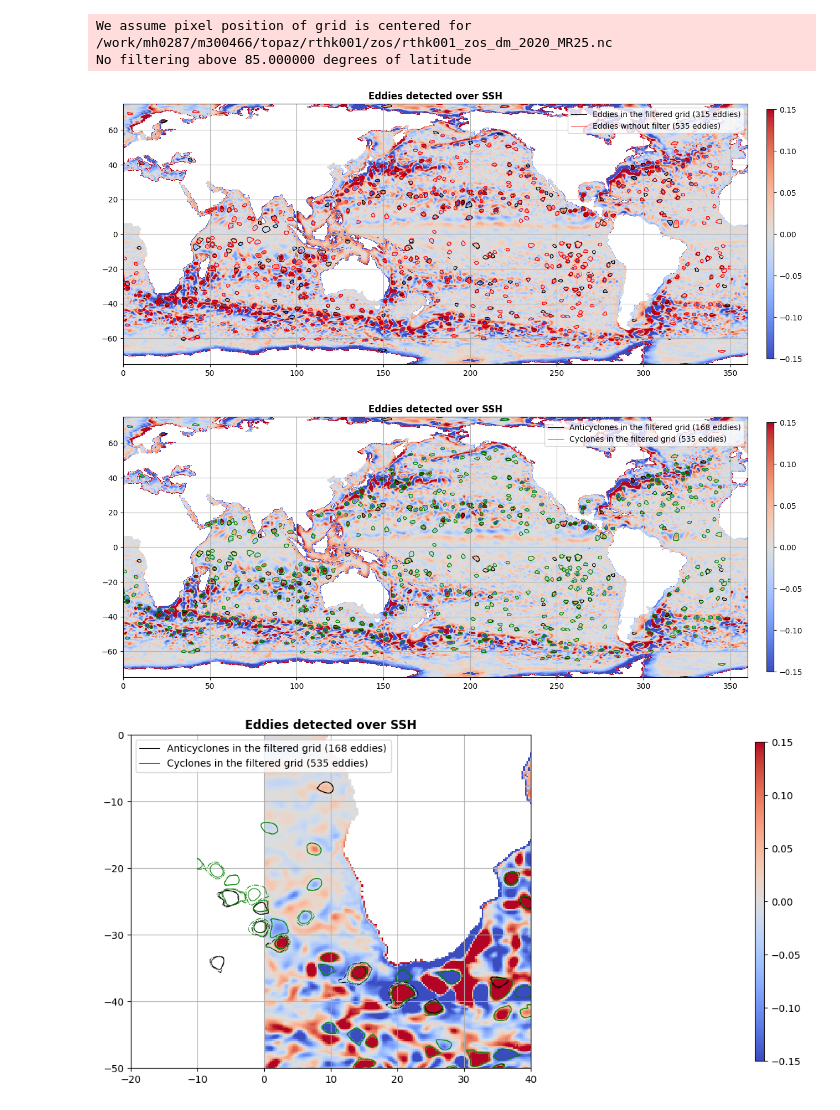
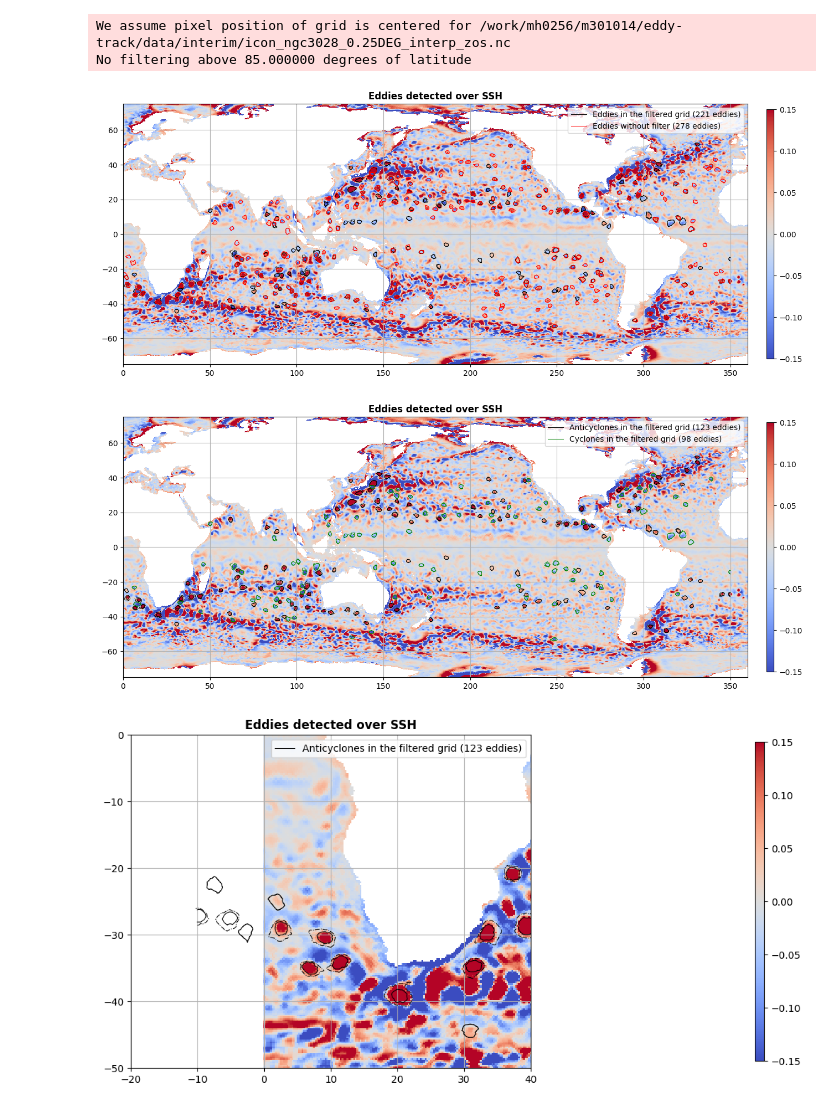
Before and after one commit to nextGEMS/nextGEMS_Cycle3, a Jupyter notebook: eddytracker/eddy-detection-example.ipynb, the cells around one changed output. Saved outputs shown, nothing was run; the diff lists cells and outputs as text; code cells hidden in the pictures.

```diff
--- a/eddytracker/eddy-detection-example.ipynb
+++ b/eddytracker/eddy-detection-example.ipynb
@@ -2,9 +2,9 @@
 from py_eddy_tracker.dataset.grid import RegularGridDataset
 
 #Read in example SSH data that has been mapped onto a 0.25deg regular grid.
-outdir='/work/mh0287/m300466/topaz/rthk001/zos/'
+outdir='/work/mh0256/m301014/eddy-track/data/interim/'
 grid_name, lon_name, lat_name = (
-    outdir+'rthk001_zos_dm_2020_MR25.nc',
+    outdir+'icon_ngc3028_0.25DEG_interp_zos.nc',
     "lon",
     "lat",
 )
@@ -48,7 +48,7 @@ wavelength = 700  #choice of spatial cutoff for high pass filter in km
 g.bessel_high_filter("zos", wavelength, order=1)
 date = datetime(2020, 2, 1)
 # %% [output]
-We assume pixel position of grid is centered for /work/mh0287/m300466/topaz/rthk001/zos/rthk001_zos_dm_2020_MR25.nc
+We assume pixel position of grid is centered for /work/mh0256/m301014/eddy-track/data/interim/icon_ngc3028_0.25DEG_interp_zos.nc
 No filtering above 85.000000 degrees of latitude
 # %%
 # Run the detection for the total grid and the filtered grid
@@ -57,7 +57,7 @@ a_filtered, c_filtered = g.eddy_identification(
     "zos_high", "u", "v",
     date,  # Date of identification
     step_ht,  # step between two isolines of detection (m)
-    pixel_limit=(40, 200),  # Min and max pixel count for valid contour
+    pixel_limit=(50, 200),  # Min and max pixel count for valid contour
     shape_error=30,  # Error max (%) between ratio of circle fit and contour
 )
 # Shape error gallery: how to choose your shape error. [https://py-eddy-tracker.readthedocs.io/en/latest/python_module/02_eddy_identification/pet_shape_gallery.html#sphx-glr-python-module-02-eddy-identification-pet-shape-gallery-py]
@@ -67,7 +67,7 @@ a_tot, c_tot = g.eddy_identification(
     "zos", "u", "v",
     date,  # Date of identification
     step_ht,  # step between two isolines of detection (m)
-    pixel_limit=(40, 200),  # Min and max pixel count for valid contour
+    pixel_limit=(50, 200),  # Min and max pixel count for valid contour
     shape_error=30,  # Error max (%) between ratio of circle fit and contour
 )
 merge_t = a_tot.merge(c_tot)
@@ -102,7 +102,7 @@ merge_t.display(
 ax.legend()
 update_axes(ax, m)
 # %% [output]
-[figure, old version]
+[figure, new version]
 # %%
 ax = start_axes("Eddies detected over SSH")
 m = g.display(ax, "zos", vmin=-0.15, vmax=0.15)
@@ -113,7 +113,7 @@ a_filtered.display(
     ref=-10,
     color="k",
 )
-merge_t.display(
+c_filtered.display(
     ax, lw=0.75, label="Cyclones in the filtered grid ({nb_obs} eddies)",
     ref=-10,
     color="green"
@@ -121,32 +121,32 @@ merge_t.display(
 ax.legend()
 update_axes(ax, m)
 # %% [output]
-[figure, old version]
+[figure, new version]
 # %%
 
 def start_axes(title):
     fig = plt.figure(figsize=(13, 5))
     ax = fig.add_axes([0.03, 0.03, 0.90, 0.94])
     ax.set_xlim(-20,40), ax.set_ylim(-50,0)
     ax.set_aspect("equal")
     ax.set_title(title, weight="bold")
     return ax
 
 ax = start_axes("Eddies detected over SSH")
 m = g.display(ax, "zos", vmin=-0.15, vmax=0.15)
 a_filtered.display(
     ax,
     lw=0.75,
     label="Anticyclones in the filtered grid ({nb_obs} eddies)",
     ref=-10,
     color="k",
 )
-merge_t.display(
-    ax, lw=0.75, label="Cyclones in the filtered grid ({nb_obs} eddies)",
-    ref=-10,
-    color="green"
-)
+# merge_t.display(
+#     ax, lw=0.75, label="Cyclones in the filtered grid ({nb_obs} eddies)",
+#     ref=-10,
+#     color="green"
+# )
 ax.legend()
 update_axes(ax, m)
 # %% [output]
-[figure, old version]
+[figure, new version]
```
Also changed, not shown: parts of 4 cells of this notebook, 1 other file.
